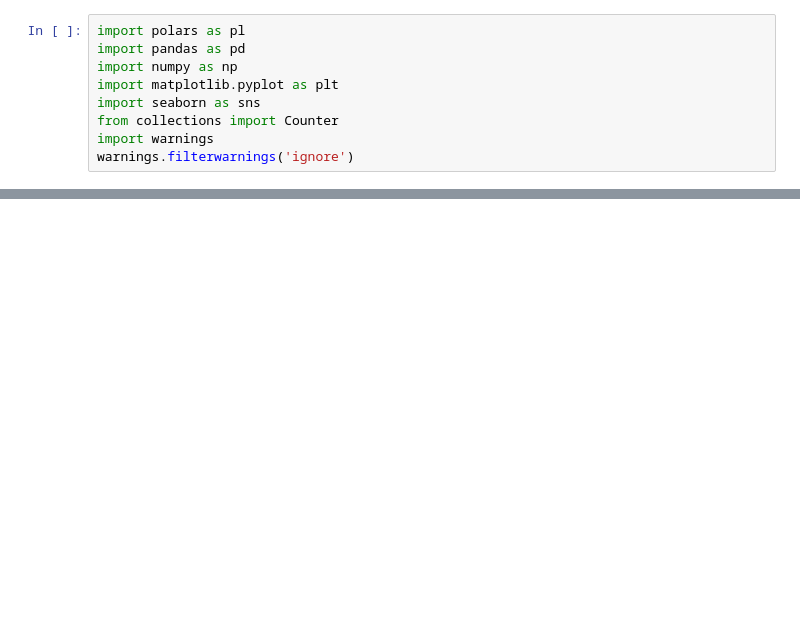
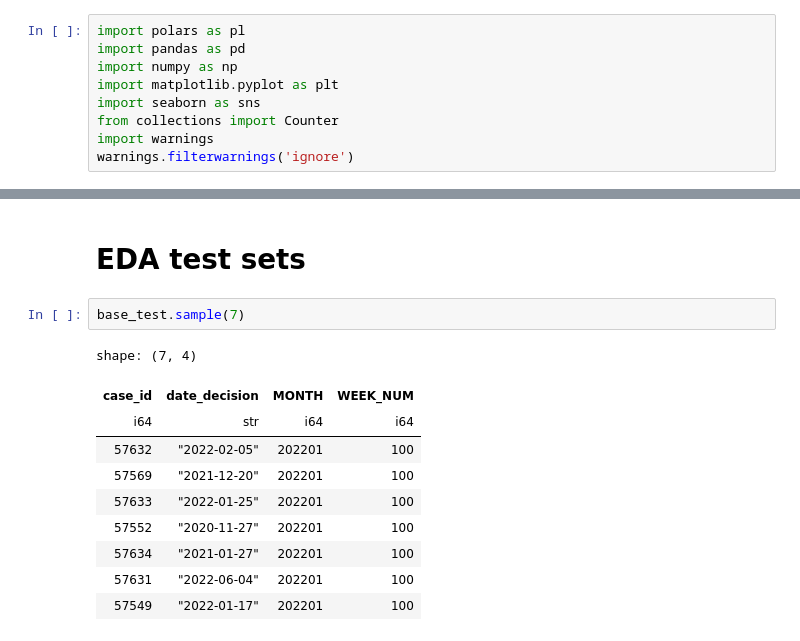
Before and after one commit to Hassan-ElBanna/Loan-Default-Prediction-Risk-Analysis, a Jupyter notebook: 1_Data_Exploratoin.ipynb, the cells around one changed output, grey strips where cells are left out. Drawn from its saved outputs; the diff is of its cells as text; blank space fills up the shorter version.

```diff
--- a/1_Data_Exploratoin.ipynb
+++ b/1_Data_Exploratoin.ipynb
@@ -131,0 +474,15 @@ Static cb duplicates =  0
+# %% [markdown]
+# EDA test sets
+# %%
+base_test.sample(7)
+# %% [output]
+shape: (7, 4)
+| case_id | date_decision | MONTH | WEEK_NUM |
+| i64 | str | i64 | i64 |
+| 57632 | "2022-02-05" | 202201 | 100 |
+| 57569 | "2021-12-20" | 202201 | 100 |
+| 57633 | "2022-01-25" | 202201 | 100 |
+| 57552 | "2020-11-27" | 202201 | 100 |
+| 57634 | "2021-01-27" | 202201 | 100 |
+| 57631 | "2022-06-04" | 202201 | 100 |
+| 57549 | "2022-01-17" | 202201 | 100 |
```
Also changed, not shown: parts of 31 cells of this notebook.
